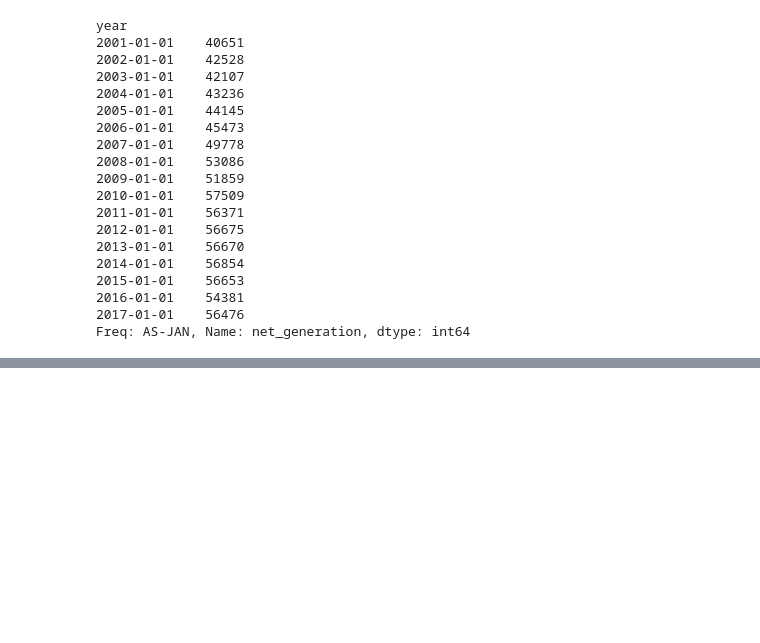
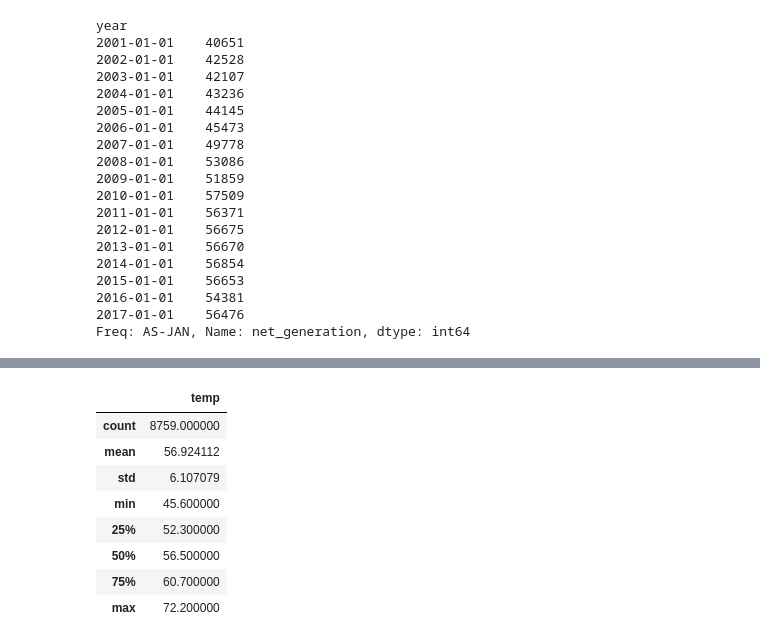
Before and after one commit to brentschriver/time-series-exercises, a Jupyter notebook: vega-datasets-exercises.ipynb, the cells around one changed output, grey strips where cells are left out. Drawn from its saved outputs; the diff is of its cells as text; code cells hidden in the pictures; blank space fills up the shorter version.

```diff
--- a/vega-datasets-exercises.ipynb
+++ b/vega-datasets-exercises.ipynb
@@ -494,0 +560,12 @@ Freq: AS-JAN, Name: net_generation, dtype: int64
+# %%
+sf.describe()
+# %% [output]
+|  | temp |
+| count | 8759.000000 |
+| mean | 56.924112 |
+| std | 6.107079 |
+| min | 45.600000 |
+| 25% | 52.300000 |
+| 50% | 56.500000 |
+| 75% | 60.700000 |
+| max | 72.200000 |
```
Also changed, not shown: parts of 13 cells of this notebook.
